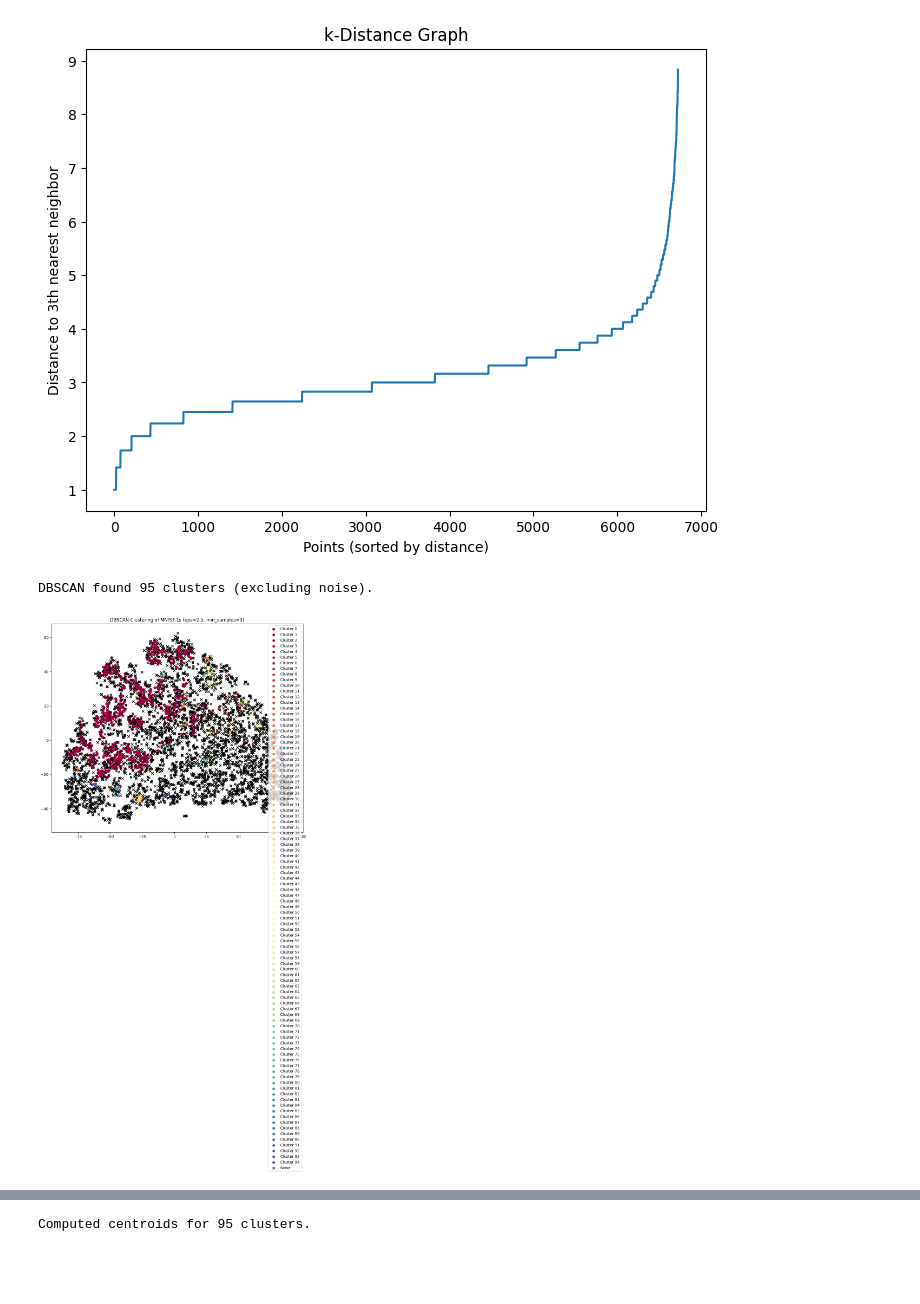
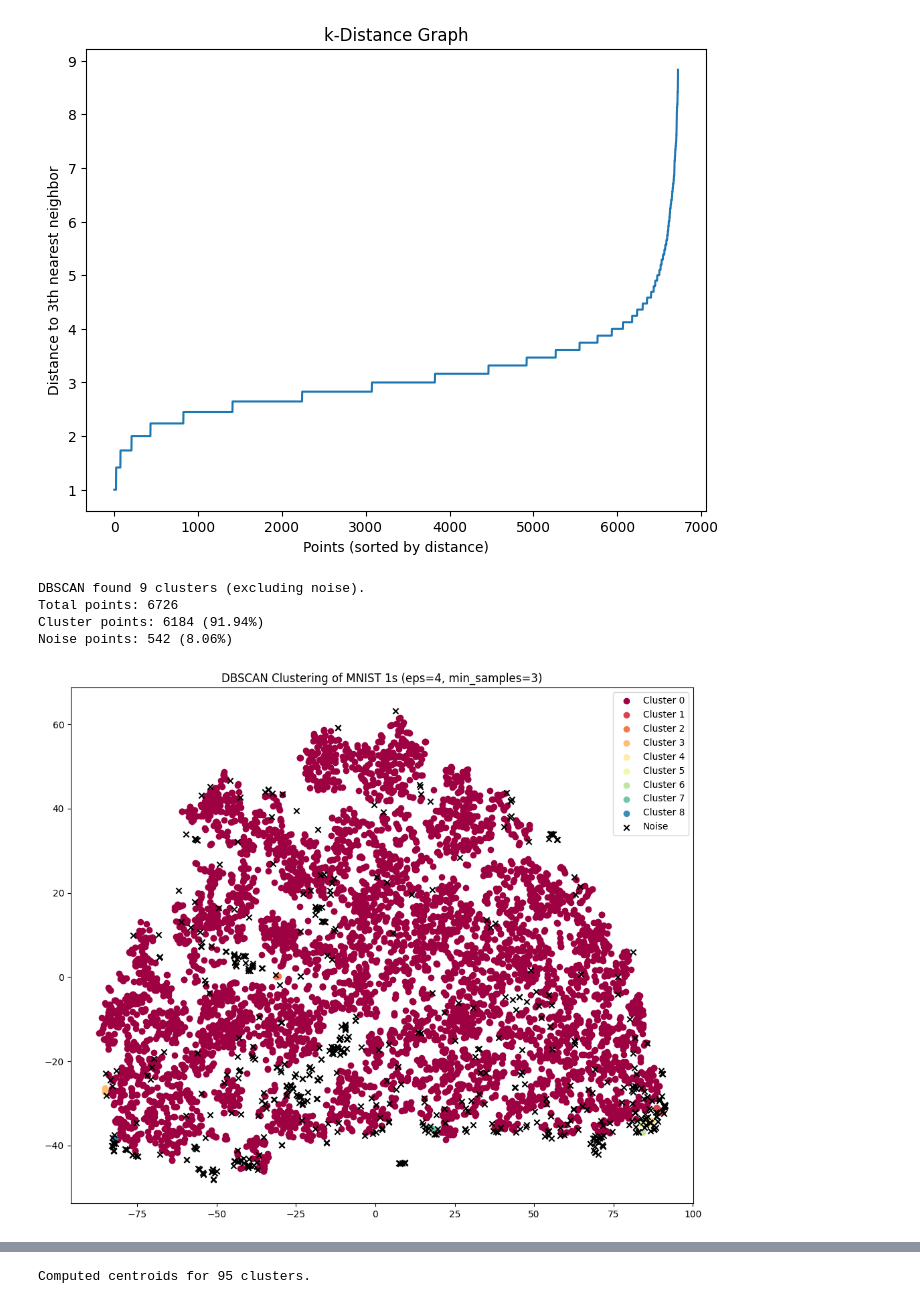
Before and after one commit to Antel0pe/NeuronsFiringTogetherWireTogether, a Jupyter notebook: SpaceOfMNIST_1_2.ipynb, the cells around one changed output, grey strips where cells are left out. Drawn from its saved outputs; the diff is of its cells as text; code cells hidden in the pictures; blank space fills up the shorter version.

```diff
--- a/SpaceOfMNIST_1_2.ipynb
+++ b/SpaceOfMNIST_1_2.ipynb
@@ -72,0 +96,11 @@ There are duplicates in the 784-dimensional vectors.
+# %%
+# prompt: read unique_vectors.npy
+
+import numpy as np
+
+# Load the saved NumPy array
+unique_vectors = np.load('unique_vectors.npy')
+
+# Now you can work with the unique_vectors array
+print(unique_vectors.shape)
+unique_vectors
@@ -300,49 +530,70 @@ plt.title("k-Distance Graph")
 plt.show()
 # %% [output]
 [figure]
+# %%
+import numpy as np
+import torch
+import matplotlib.pyplot as plt
+from sklearn.cluster import DBSCAN
+from sklearn.manifold import TSNE
+
+# Set up DBSCAN parameters.
+# eps is the maximum distance between two points to be considered neighbors.
+# min_samples is the minimum number of neighbors to form a cluster.
+eps = 4     # Adjust this based on your data scale.
+min_samples = 3  # Adjust based on your desired cluster sensitivity.
+
+# Apply DBSCAN clustering.
+db = DBSCAN(eps=eps, min_samples=min_samples, metric='euclidean').fit(unique_vectors)
+labels = db.labels_
+
+# DBSCAN labels noise as -1.
+n_clusters = len(set(labels)) - (1 if -1 in labels else 0)
+print(f"DBSCAN found {n_clusters} clusters (excluding noise).")
+
+# Total number of points.
+total_points = unique_vectors.shape[0]
+
+# Number of noise points (label == -1).
+noise_count = np.sum(labels == -1)
+
+# Points that belong to a cluster.
+cluster_count = total_points - noise_count
+
+# Percentage calculations.
+noise_percent = (noise_count / total_points) * 100
+cluster_percent = (cluster_count / total_points) * 100
+
+print(f"Total points: {total_points}")
+print(f"Cluster points: {cluster_count} ({cluster_percent:.2f}%)")
+print(f"Noise points: {noise_count} ({noise_percent:.2f}%)")
+# %% [output]
+DBSCAN found 9 clusters (excluding noise).
+Total points: 6726
+Cluster points: 6184 (91.94%)
+Noise points: 542 (8.06%)
 # %%
-import numpy as np
-import torch
-import matplotlib.pyplot as plt
-from sklearn.cluster import DBSCAN
-from sklearn.manifold import TSNE
-
-# Set up DBSCAN parameters.
-# eps is the maximum distance between two points to be considered neighbors.
-# min_samples is the minimum number of neighbors to form a cluster.
-eps = 2.5     # Adjust this based on your data scale.
-min_samples = 3  # Adjust based on your desired cluster sensitivity.
-
-# Apply DBSCAN clustering.
-db = DBSCAN(eps=eps, min_samples=min_samples, metric='euclidean').fit(unique_vectors)
-labels = db.labels_
-
-# DBSCAN labels noise as -1.
-n_clusters = len(set(labels)) - (1 if -1 in labels else 0)
-print(f"DBSCAN found {n_clusters} clusters (excluding noise).")
-
 # # Use t-SNE to reduce the 784D vectors to 2D for visualization.
 X_tsne = TSNE(n_components=2, random_state=42).fit_transform(unique_vectors)
 
 # Plot the clusters.
 plt.figure(figsize=(12, 10))
 unique_labels = set(labels)
 colors = plt.cm.Spectral(np.linspace(0, 1, len(unique_labels)))
 
 for k, col in zip(unique_labels, colors):
     # Create a mask for points in the current cluster.
     class_member_mask = (labels == k)
     xy = X_tsne[class_member_mask]
 
     if k == -1:
         # Noise points (if any) are plotted as black 'x'
         plt.scatter(xy[:, 0], xy[:, 1], c='k', marker='x', label='Noise')
     else:
         plt.scatter(xy[:, 0], xy[:, 1], c=[col], marker='o', label=f'Cluster {k}')
 
 plt.title(f"DBSCAN Clustering of MNIST 1s (eps={eps}, min_samples={min_samples})")
 plt.legend()
 plt.show()
 # %% [output]
-DBSCAN found 95 clusters (excluding noise).
-[figure, old version]
+[figure, new version]
```
Also changed, not shown: parts of 9 cells of this notebook.
